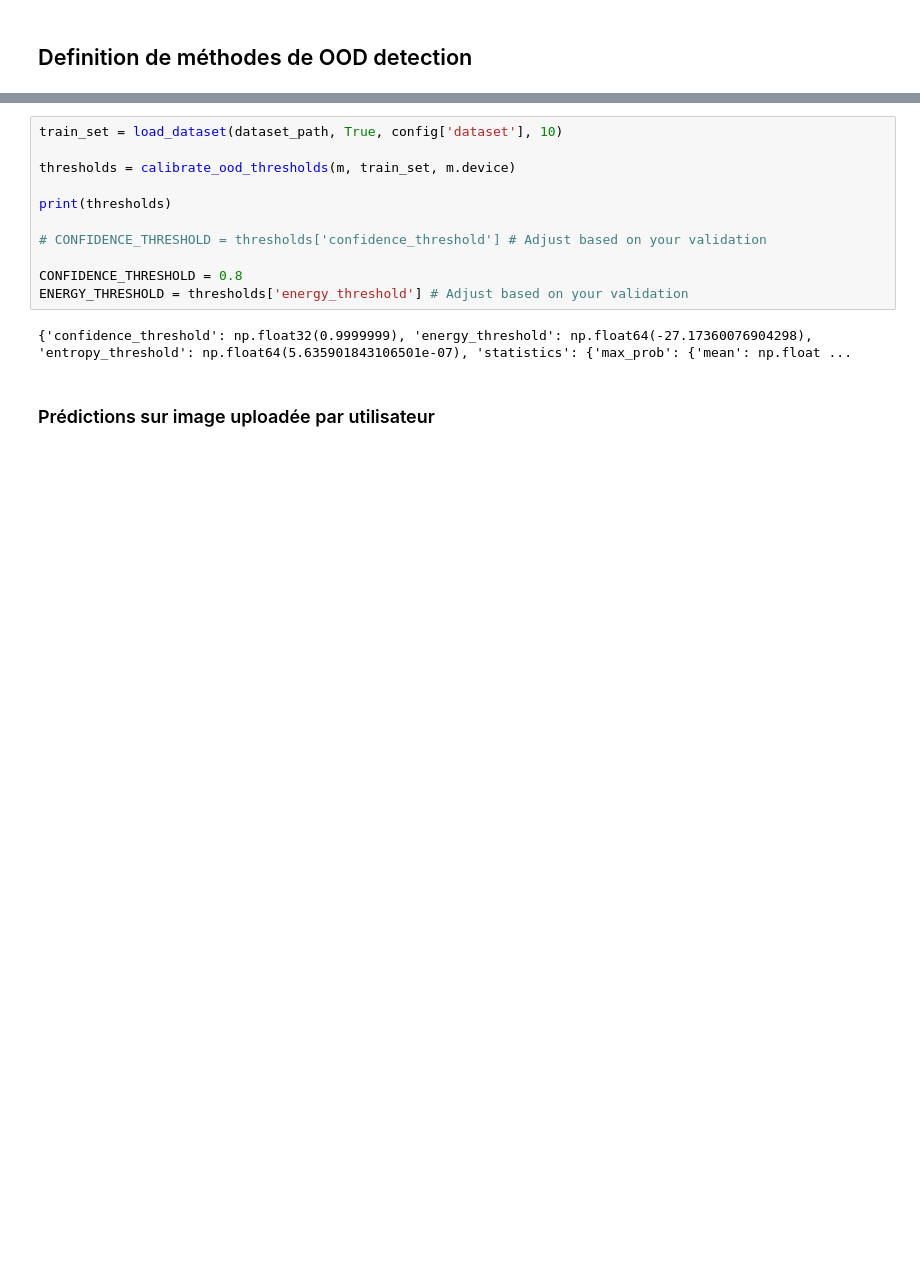
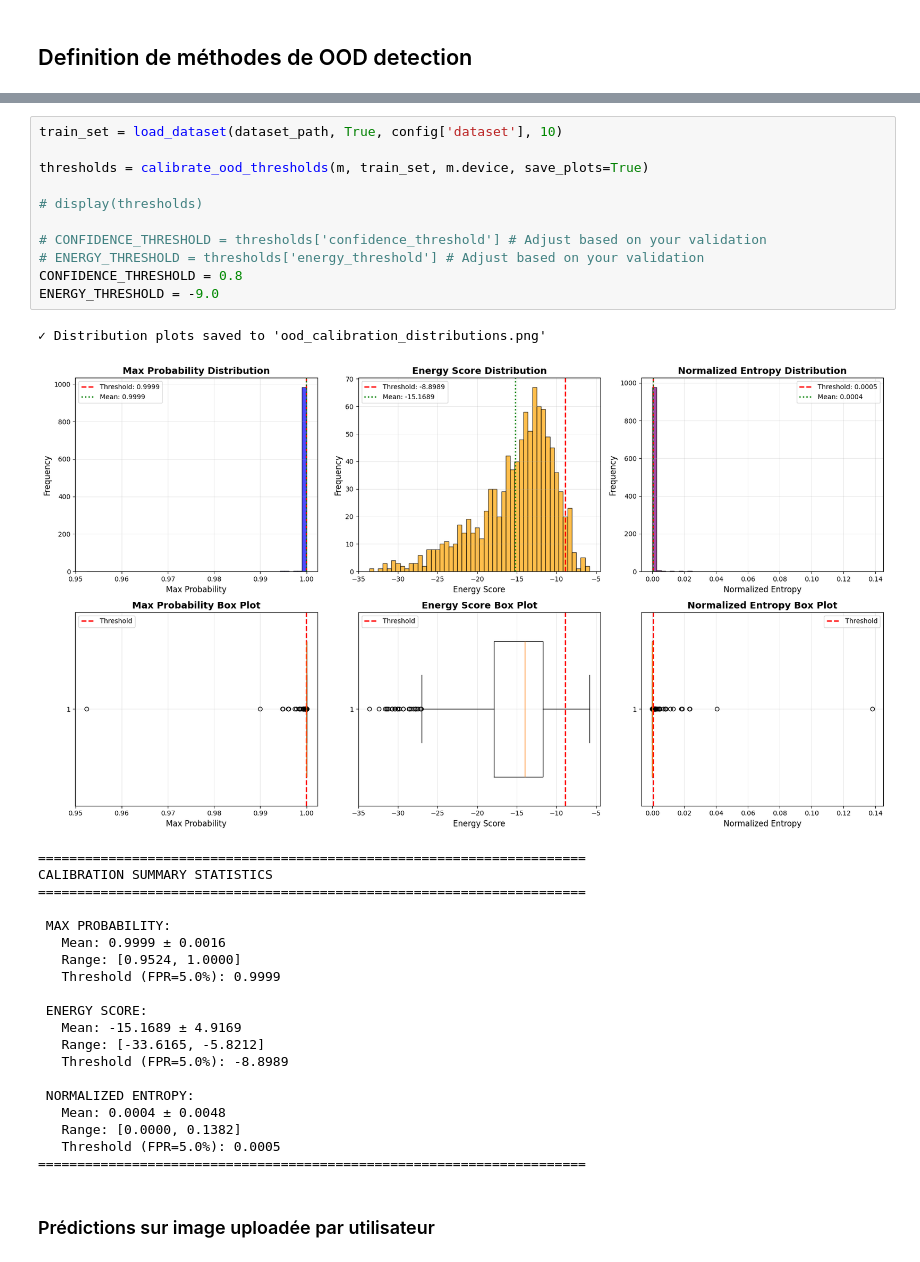
Before and after one commit to Tmqng/ATR-Code, a Jupyter notebook: notebooks/inference_notebook_AConvNet.ipynb, the cells around one changed output, grey strips where cells are left out. Saved outputs shown, nothing was run; the diff lists cells and outputs as text; blank space fills up the shorter version.

```diff
--- a/notebooks/inference_notebook_AConvNet.ipynb
+++ b/notebooks/inference_notebook_AConvNet.ipynb
@@ -512,16 +616,36 @@ def calibrate_ood_thresholds(model, train_loader, device, target_fpr=0.05):
 # %%
 train_set = load_dataset(dataset_path, True, config['dataset'], 10)
 
-thresholds = calibrate_ood_thresholds(m, train_set, m.device)
+thresholds = calibrate_ood_thresholds(m, train_set, m.device, save_plots=True)
 
-print(thresholds)
+# display(thresholds)
 
 # CONFIDENCE_THRESHOLD = thresholds['confidence_threshold'] # Adjust based on your validation
-
+# ENERGY_THRESHOLD = thresholds['energy_threshold'] # Adjust based on your validation
 CONFIDENCE_THRESHOLD = 0.8
-ENERGY_THRESHOLD = thresholds['energy_threshold'] # Adjust based on your validation
+ENERGY_THRESHOLD = -9.0
 # %% [output]
-{'confidence_threshold': np.float32(0.9999999), 'energy_threshold': np.float64(-27.17360076904298), 'entropy_threshold': np.float64(5.635901843106501e-07), 'statistics': {'max_prob': {'mean': np.float ...
+✓ Distribution plots saved to 'ood_calibration_distributions.png'
+[figure, added]
+======================================================================
+CALIBRATION SUMMARY STATISTICS
+======================================================================
+
+ MAX PROBABILITY:
+   Mean: 0.9999 ± 0.0016
+   Range: [0.9524, 1.0000]
+   Threshold (FPR=5.0%): 0.9999
+
+ ENERGY SCORE:
+   Mean: -15.1689 ± 4.9169
+   Range: [-33.6165, -5.8212]
+   Threshold (FPR=5.0%): -8.8989
+
+ NORMALIZED ENTROPY:
+   Mean: 0.0004 ± 0.0048
+   Range: [0.0000, 0.1382]
+   Threshold (FPR=5.0%): 0.0005
+======================================================================
 # %% [markdown]
 ### Prédictions sur image uploadée par utilisateur
 # %%
```
Also changed, not shown: parts of 7 cells of this notebook.
